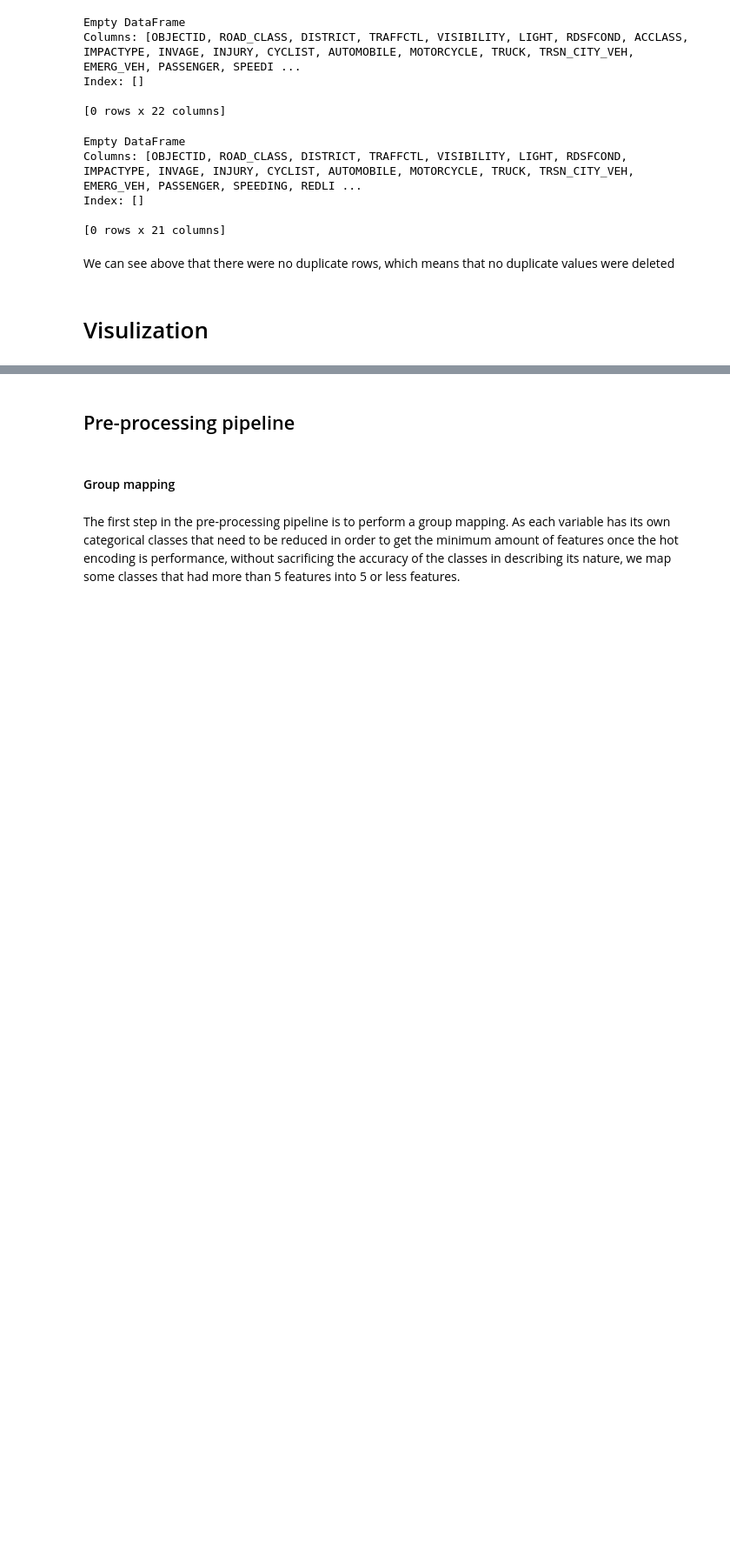
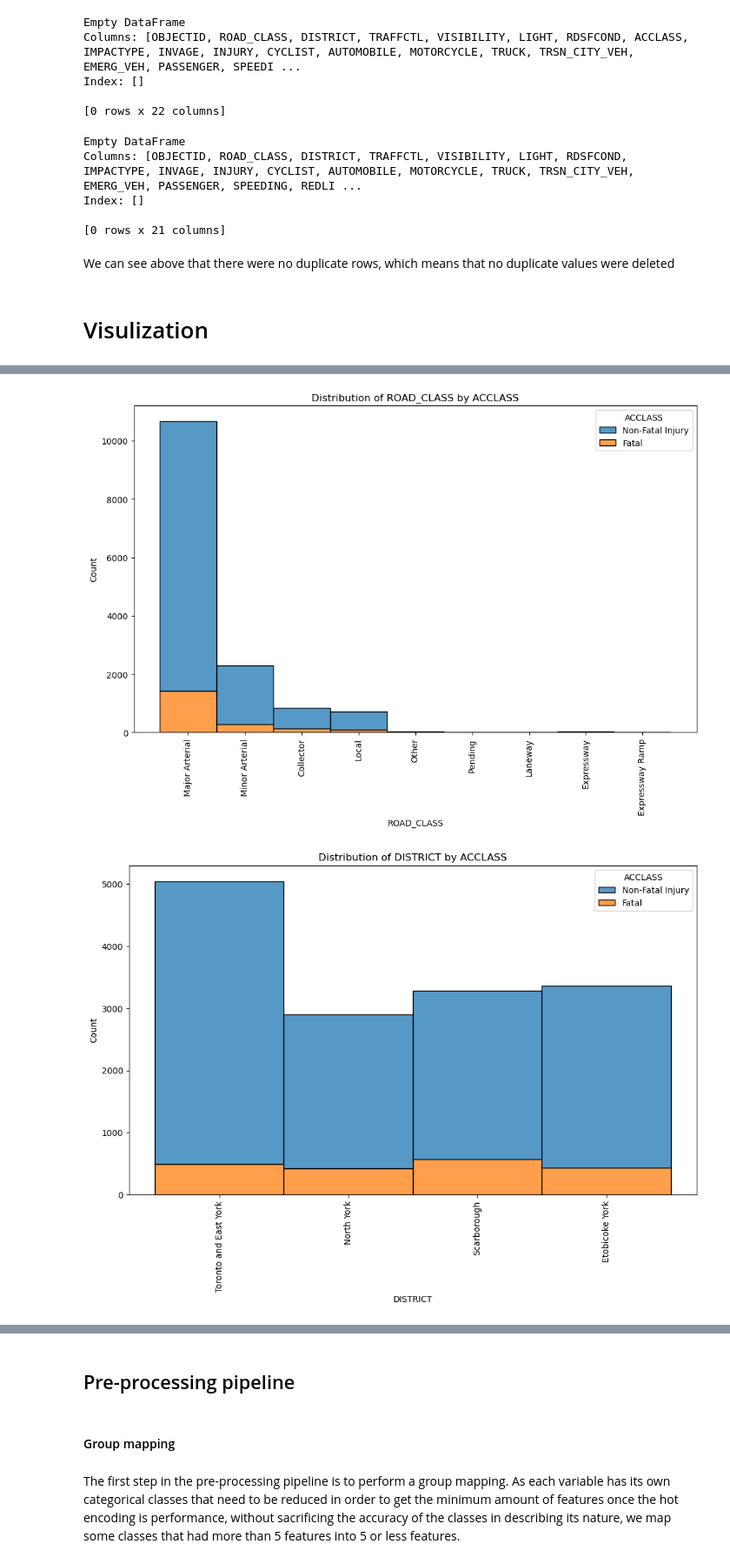
Before and after one commit to afscomercial/introduction-artificial-intelligence, a Jupyter notebook: NN_model/notebook.ipynb, the cells around one changed output, grey strips where cells are left out. Shown at 87% size. Saved outputs shown, nothing was run; the diff lists cells and outputs as text; code cells hidden in the pictures; blank space fills up the shorter version.

```diff
--- a/NN_model/notebook.ipynb
+++ b/NN_model/notebook.ipynb
@@ -570,13 +563,3 @@ plot_countplot('IMPACTYPE')
 [figure]
 [figure]
 [figure]
-# %%
-# visualize the distribution of invage by class
-# created function for histplot
-def histplot_fun(INVAGE):
-    plt.figure(figsize=(12,7))
-    sns.histplot(data=train_df, x=INVAGE, hue='ACCLASS', multiple='stack')
-    plt.title(f"Distribution of {INVAGE} by ACCLASS")
-    plt.xlabel(INVAGE)
-    plt.ylabel('Count')
-    plt.show()
@@ -587,0 +584,34 @@ histplot_fun('INVAGE')
+# %%
+# visualize the distribution of invage by class
+# created function for histplot
+def histplot_fun(INVAGE,rotation=90):
+    plt.figure(figsize=(12,7))
+    sns.histplot(data=train_df, x=INVAGE, hue='ACCLASS', multiple='stack')
+    plt.title(f"Distribution of {INVAGE} by ACCLASS")
+    plt.xlabel(INVAGE)
+    plt.ylabel('Count')
+    plt.xticks(rotation=rotation)
+    plt.show()
+# %%
+#showing the relationship between ACCLASS and ROAD_CLASS
+histplot_fun('ROAD_CLASS')
+
+#showing the relationship between ACCLASS and DISTRICT
+histplot_fun('DISTRICT')
+
+#showing the relationship between ACCLASS and TRAFFCTL
+histplot_fun('TRAFFCTL')
+
+#showing the relationship between ACCLASS and VISIBILITY
+histplot_fun('VISIBILITY')
+
+#showing the relationship between ACCLASS and LIGHT
+histplot_fun('LIGHT')
+
+#showing the relationship between ACCLASS and IMPACTYPE
+histplot_fun('IMPACTYPE')
+
+histplot_fun('INVAGE')
+# %% [output]
+[figure, added]
+[figure, added]
```
Also changed, not shown: parts of 12 cells of this notebook.
